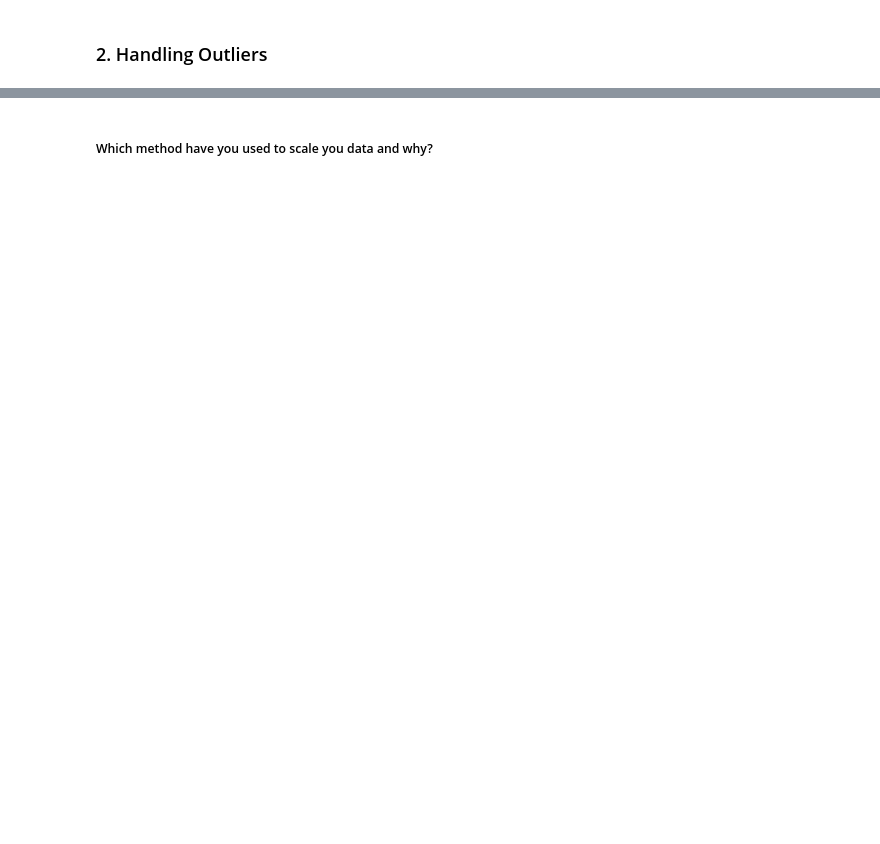
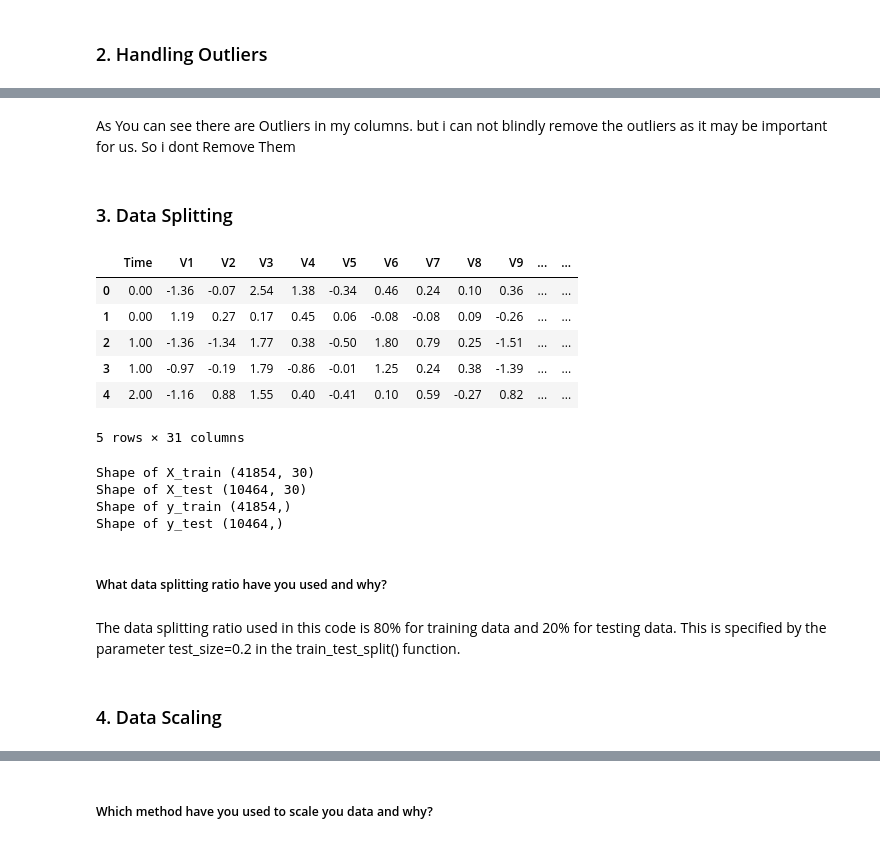
Before and after one commit to Mostaqul143/Credit-Card-Fraud-Transaction-Detection, a Jupyter notebook: Project.ipynb, the cells around one changed output, grey strips where cells are left out. Cells and saved outputs as stored; diff of their text form; code cells hidden in the pictures; blank space fills up the shorter version.

```diff
--- a/Project.ipynb
+++ b/Project.ipynb
@@ -515,0 +397,14 @@ Answer Here.
+# %% [markdown]
+As You can see there are Outliers in my columns. but i can not blindly remove the outliers as it may be important for us. So i dont Remove Them
+# %% [markdown]
+### 3. Data Splitting
+# %%
+df.head()
+# %% [output]
+|  | Time | V1 | V2 | V3 | V4 | V5 | V6 | V7 | V8 | V9 | ... | ... |
+| 0 | 0.00 | -1.36 | -0.07 | 2.54 | 1.38 | -0.34 | 0.46 | 0.24 | 0.10 | 0.36 | ... | ... |
+| 1 | 0.00 | 1.19 | 0.27 | 0.17 | 0.45 | 0.06 | -0.08 | -0.08 | 0.09 | -0.26 | ... | ... |
+| 2 | 1.00 | -1.36 | -1.34 | 1.77 | 0.38 | -0.50 | 1.80 | 0.79 | 0.25 | -1.51 | ... | ... |
+| 3 | 1.00 | -0.97 | -0.19 | 1.79 | -0.86 | -0.01 | 1.25 | 0.24 | 0.38 | -1.39 | ... | ... |
+| 4 | 2.00 | -1.16 | 0.88 | 1.55 | 0.40 | -0.41 | 0.10 | 0.59 | -0.27 | 0.82 | ... | ... |
+5 rows × 31 columns
@@ -515,0 +414,21 @@ Answer Here.
+# %%
+# Split your data to train and test. Choose Splitting ratio wisely.
+
+X_train,X_test,y_train,y_test=train_test_split(X,y,test_size=0.2, random_state=2023)
+
+print("Shape of X_train",X_train.shape)
+print("Shape of X_test",X_test.shape)
+print("Shape of y_train",y_train.shape)
+print("Shape of y_test",y_test.shape)
+# %% [output]
+Shape of X_train (41854, 30)
+Shape of X_test (10464, 30)
+Shape of y_train (41854,)
+Shape of y_test (10464,)
+# %% [markdown]
+##### What data splitting ratio have you used and why?
+# %% [markdown]
+The data splitting ratio used in this code is 80% for training data and 20% for testing data.
+This is specified by the parameter test_size=0.2 in the train_test_split() function.
+# %% [markdown]
+### 4. Data Scaling
```
Also changed, not shown: parts of 106 cells of this notebook.
